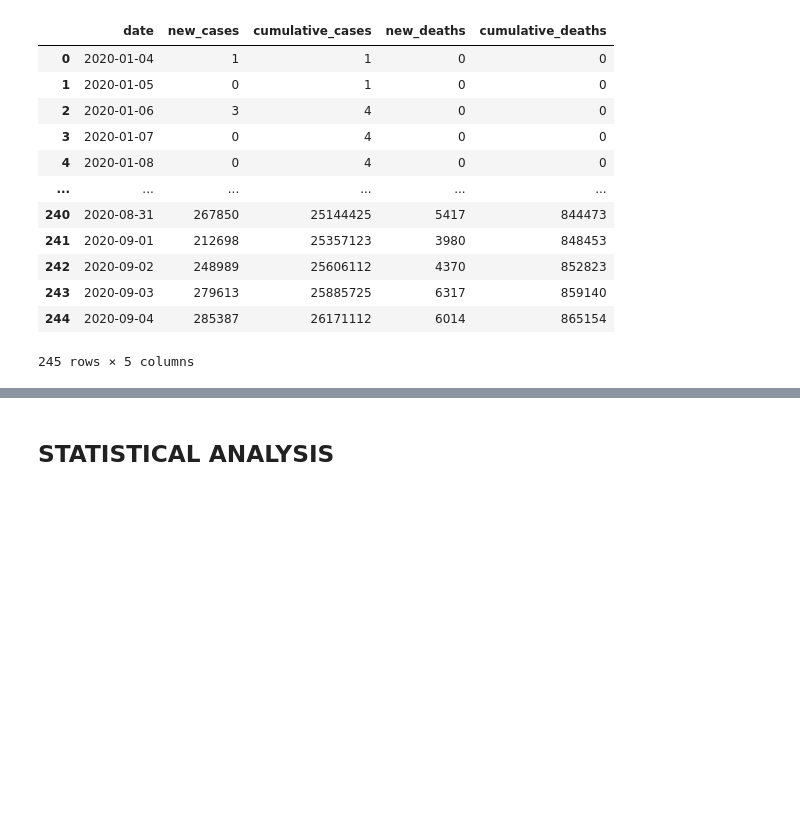
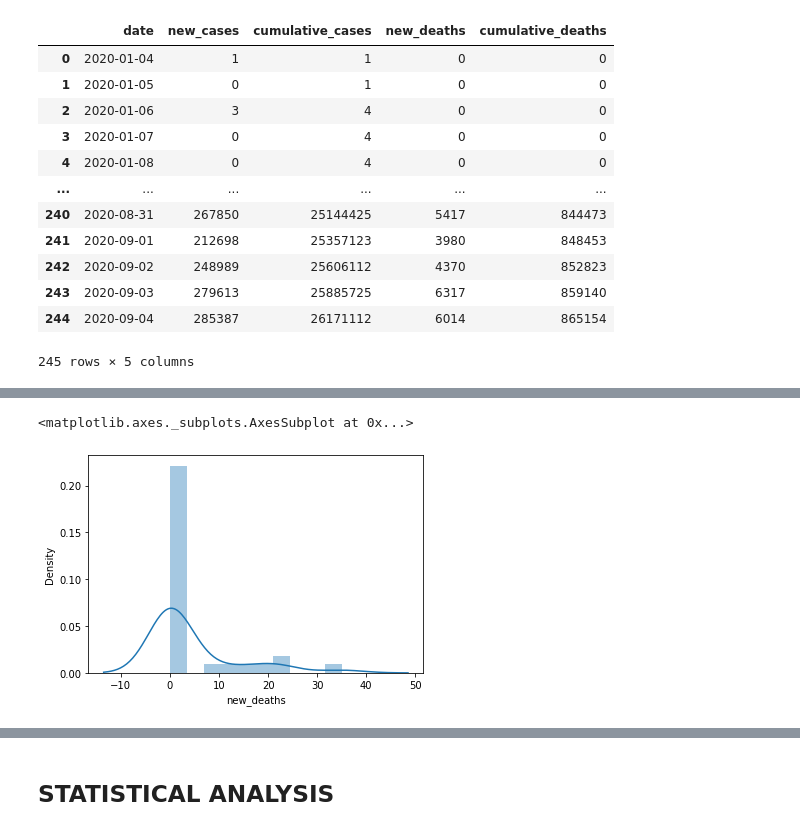
Before and after one commit to lucianogaldino/Analise-Covid19, a Jupyter notebook: covid19_MachineLearning.ipynb, the cells around one changed output, grey strips where cells are left out. Drawn from its saved outputs; the diff is of its cells as text; code cells hidden in the pictures; blank space fills up the shorter version.

```diff
--- a/covid19_MachineLearning.ipynb
+++ b/covid19_MachineLearning.ipynb
@@ -153,0 +262,5 @@ covidmundial_sum
+# %%
+sb.distplot(March['new_deaths'], kde = True, bins=10)
+# %% [output]
+<matplotlib.axes._subplots.AxesSubplot at 0x...>
+[figure, added]
```
Also changed, not shown: parts of 31 cells of this notebook.
